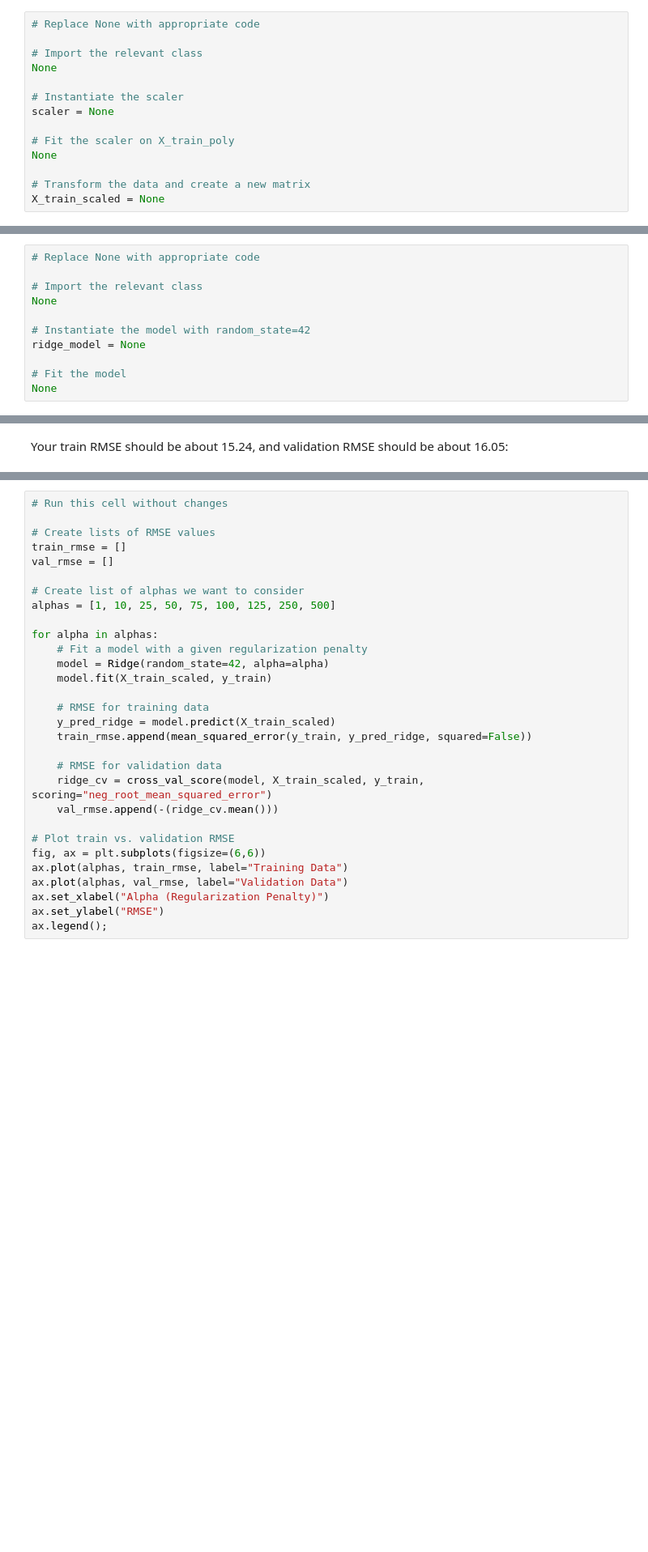
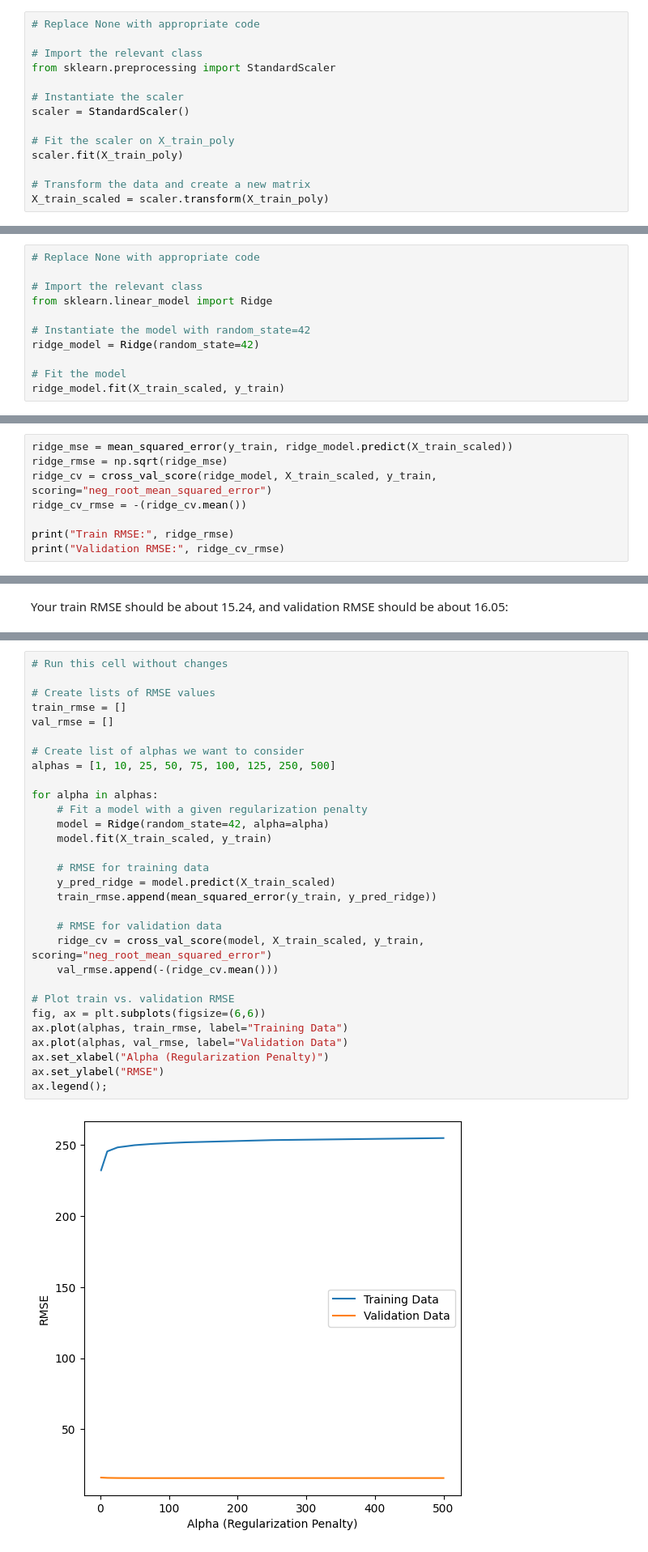
Before and after one commit to jscriven0218/dsc-ml-fundamentals-lab, a Jupyter notebook: index.ipynb, the cells around one changed output, grey strips where cells are left out. Shown at 81% size. Cells and saved outputs as stored; diff of their text form; blank space fills up the shorter version.

```diff
--- a/index.ipynb
+++ b/index.ipynb
@@ -478,16 +501,16 @@ Because L2 regularization is distance-based, we need to scale our data before pa
 # Replace None with appropriate code
 
 # Import the relevant class
-None
+from sklearn.preprocessing import StandardScaler
 
 # Instantiate the scaler
-scaler = None
+scaler = StandardScaler()
 
 # Fit the scaler on X_train_poly
-None
+scaler.fit(X_train_poly)
 
 # Transform the data and create a new matrix
-X_train_scaled = None
+X_train_scaled = scaler.transform(X_train_poly)
 # %% [markdown]
 The scaled data should have the same shape as `X_train_poly` but the values should be different:
 # %%
@@ -503,10 +526,10 @@ In the cell below, instantiate a `Ridge` model with `random_state=42`, then fit
 # Replace None with appropriate code
 
 # Import the relevant class
-None
+from sklearn.linear_model import Ridge
 
 # Instantiate the model with random_state=42
-ridge_model = None
+ridge_model = Ridge(random_state=42)
 
 # Fit the model
-None
+ridge_model.fit(X_train_scaled, y_train)
@@ -521,0 +542,8 @@ print("Validation RMSE:", ridge_cv_rmse)
+# %%
+ridge_mse = mean_squared_error(y_train, ridge_model.predict(X_train_scaled))
+ridge_rmse = np.sqrt(ridge_mse)
+ridge_cv = cross_val_score(ridge_model, X_train_scaled, y_train, scoring="neg_root_mean_squared_error")
+ridge_cv_rmse = -(ridge_cv.mean())
+
+print("Train RMSE:", ridge_rmse)
+print("Validation RMSE:", ridge_cv_rmse)
@@ -562,33 +605,35 @@ Let's try adding stronger regularization penalties, to see if we can reduce the
 # %%
 # Run this cell without changes
 
 # Create lists of RMSE values
 train_rmse = []
 val_rmse = []
 
 # Create list of alphas we want to consider
 alphas = [1, 10, 25, 50, 75, 100, 125, 250, 500]
 
 for alpha in alphas:
     # Fit a model with a given regularization penalty
     model = Ridge(random_state=42, alpha=alpha)
     model.fit(X_train_scaled, y_train)
 
     # RMSE for training data
     y_pred_ridge = model.predict(X_train_scaled)
-    train_rmse.append(mean_squared_error(y_train, y_pred_ridge, squared=False))
+    train_rmse.append(mean_squared_error(y_train, y_pred_ridge))
 
     # RMSE for validation data
     ridge_cv = cross_val_score(model, X_train_scaled, y_train, scoring="neg_root_mean_squared_error")
     val_rmse.append(-(ridge_cv.mean()))
 
 # Plot train vs. validation RMSE
 fig, ax = plt.subplots(figsize=(6,6))
 ax.plot(alphas, train_rmse, label="Training Data")
 ax.plot(alphas, val_rmse, label="Validation Data")
 ax.set_xlabel("Alpha (Regularization Penalty)")
 ax.set_ylabel("RMSE")
 ax.legend();
+# %% [output]
+[figure, added]
 # %% [markdown]
 (This time both are plotted on the same axes because the RMSE has the same order of magnitude.)
 
```
Also changed, not shown: parts of 13 cells of this notebook.
